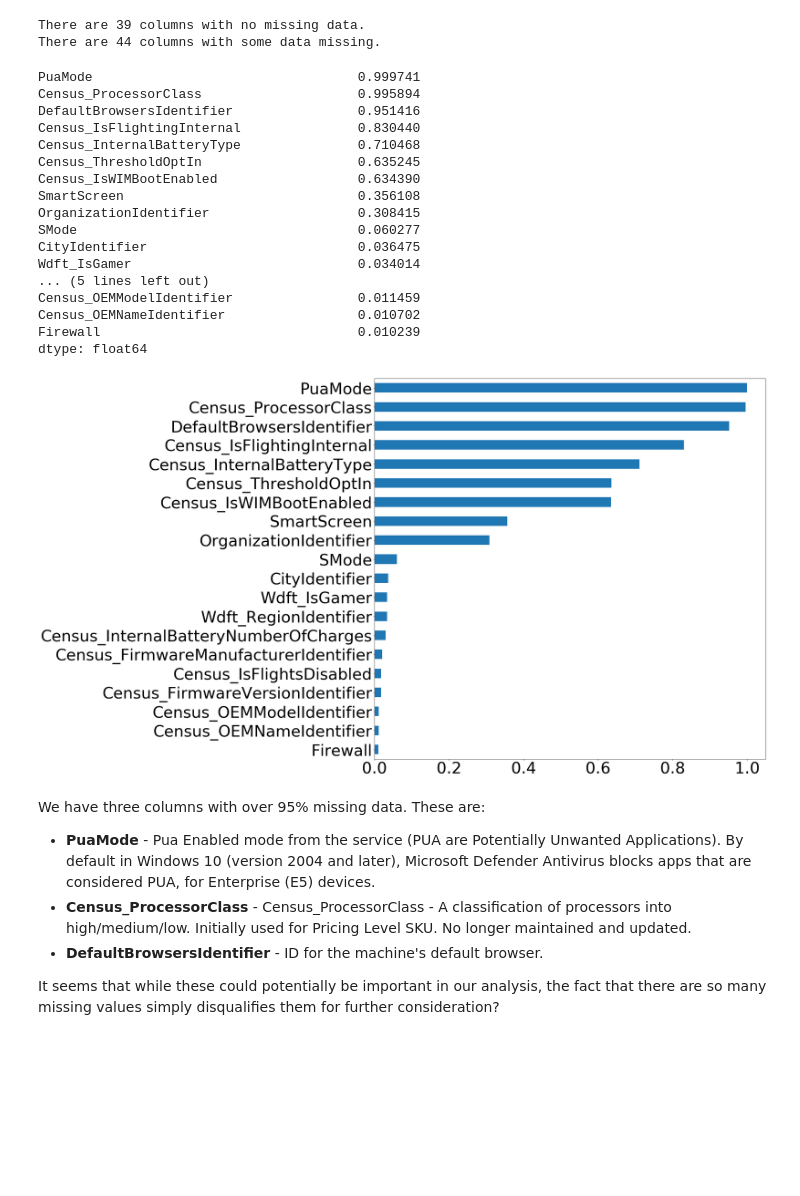
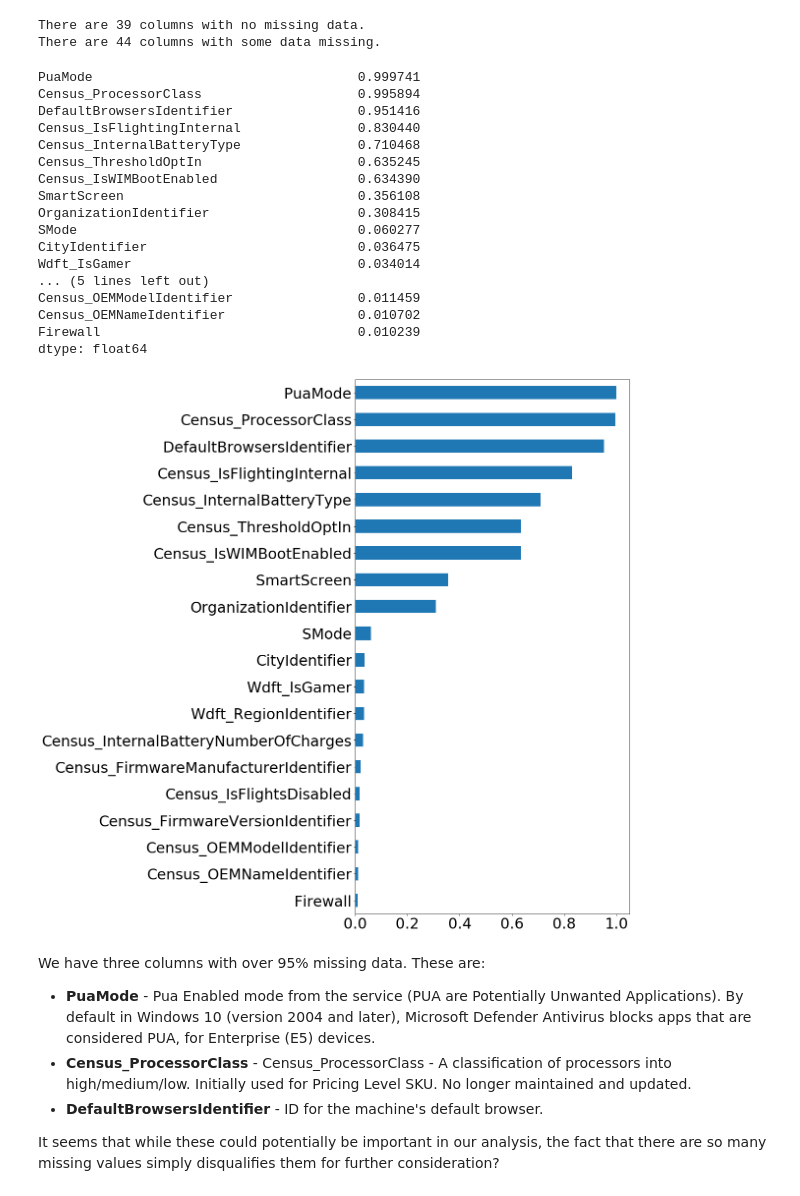
Before and after one commit to rcofrer/MLWR, a Jupyter notebook: Untitled.ipynb, the cells around one changed output. Cells and saved outputs as stored; diff of their text form; code cells hidden in the pictures; blank space fills up the shorter version.

```diff
--- a/Untitled.ipynb
+++ b/Untitled.ipynb
@@ -245,28 +254,28 @@ There are 39 columns with no missing data.
 There are 44 columns with some data missing.
 # %%
 # get the first 20 columns with the highest % of missing values
-missing_data.head(20).sort_values().plot(kind = "barh", figsize = (20,20), fontsize = 45)
+missing_data.head(20).sort_values().plot(kind = "barh", figsize = (10,20), fontsize = 30)
 #plt.xlabel(size = 100)
 missing_data.head(20)
 # %% [output]
 PuaMode                                  0.999741
 Census_ProcessorClass                    0.995894
 DefaultBrowsersIdentifier                0.951416
 Census_IsFlightingInternal               0.830440
 Census_InternalBatteryType               0.710468
 Census_ThresholdOptIn                    0.635245
 Census_IsWIMBootEnabled                  0.634390
 SmartScreen                              0.356108
 OrganizationIdentifier                   0.308415
 SMode                                    0.060277
 CityIdentifier                           0.036475
 Wdft_IsGamer                             0.034014
 ... (5 lines left out)
 Census_OEMModelIdentifier                0.011459
 Census_OEMNameIdentifier                 0.010702
 Firewall                                 0.010239
 dtype: float64
-[figure, old version]
+[figure, new version]
 # %% [markdown]
 We have three columns with over 95% missing data. These are:
 - **PuaMode** -  Pua Enabled mode from the service (PUA are Potentially Unwanted Applications). By default in Windows 10 (version 2004 and later), Microsoft Defender Antivirus blocks apps that
```
Also changed, not shown: parts of 17 cells of this notebook.
